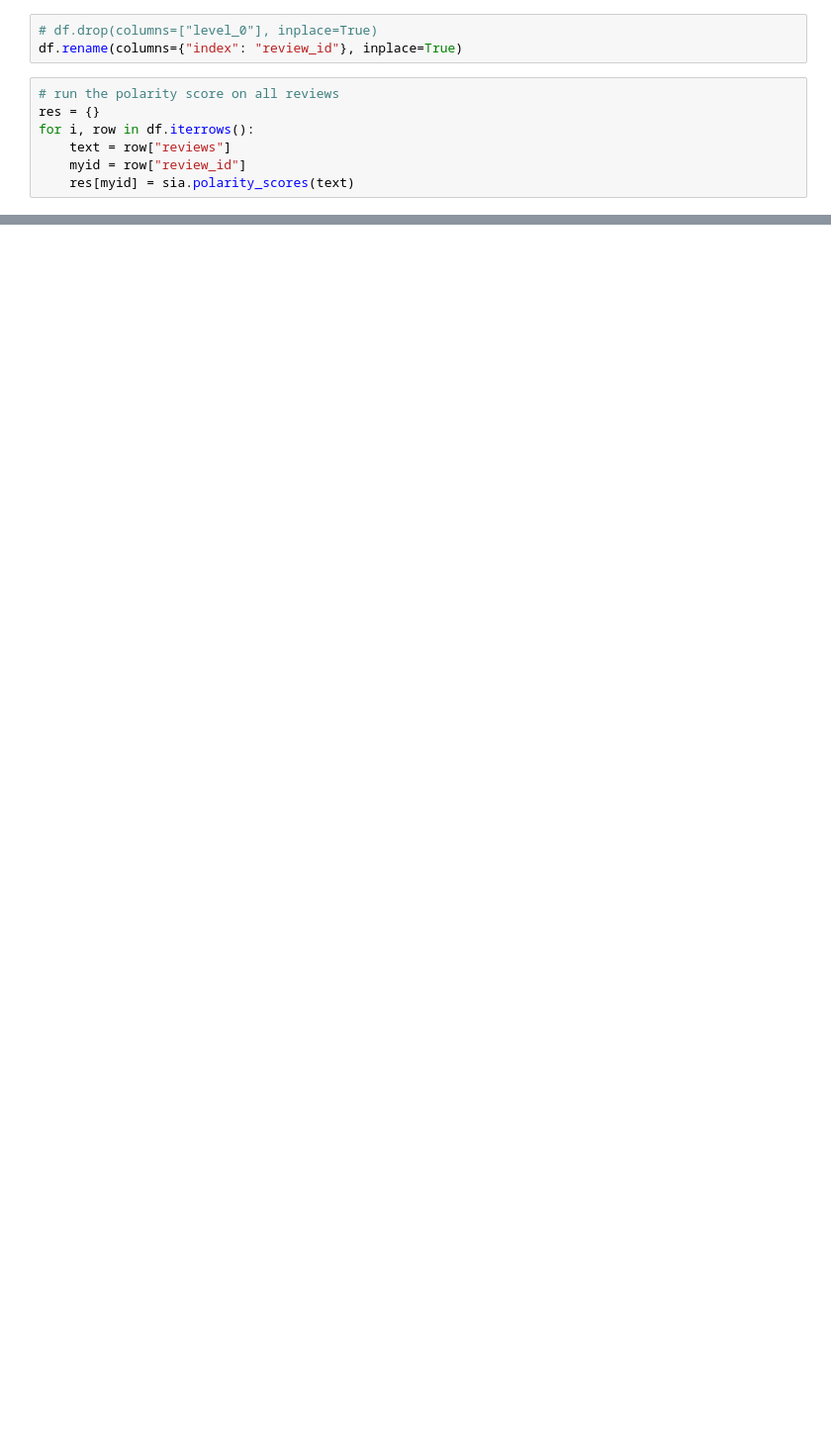
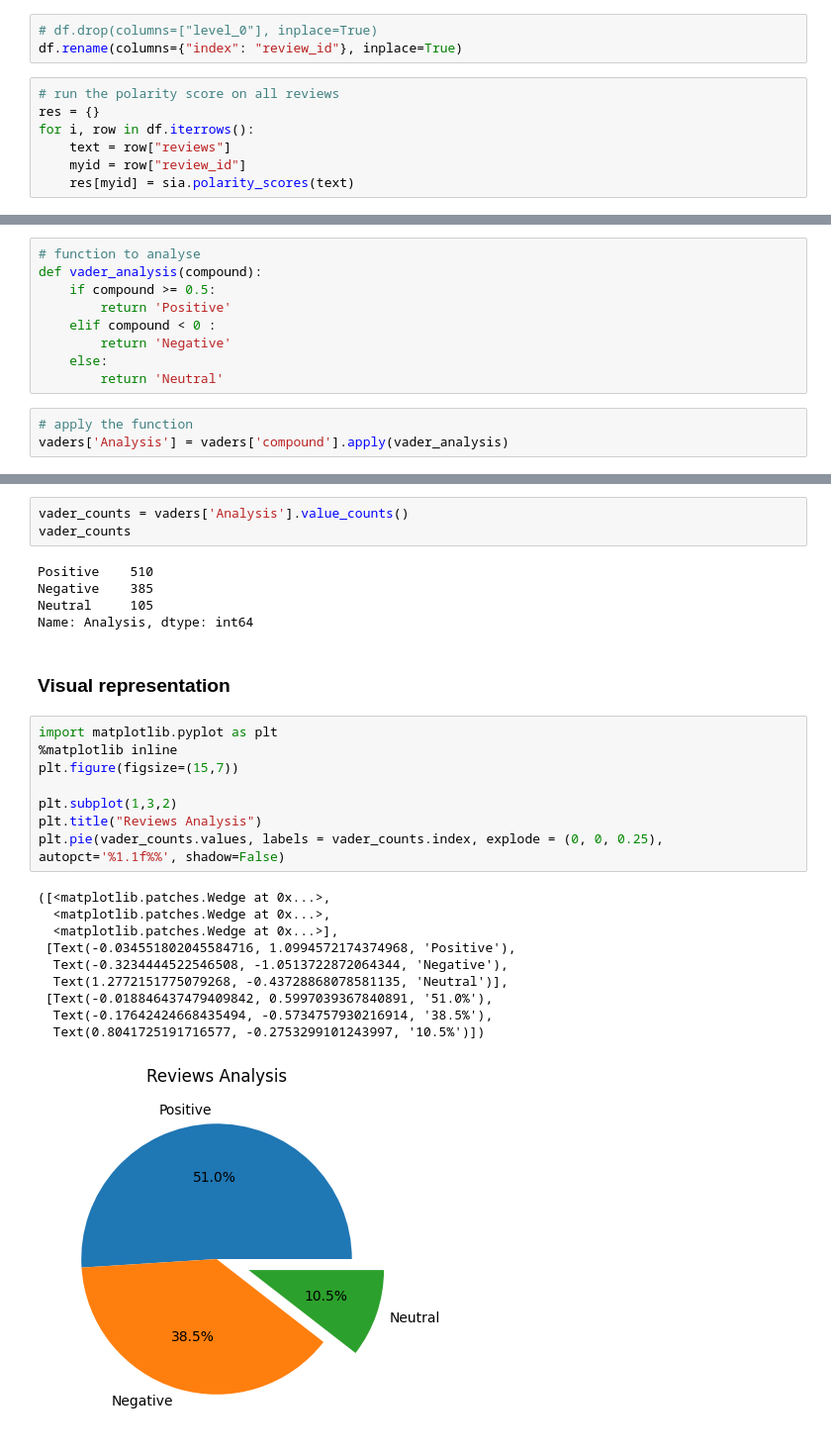
Before and after one commit to YoussefRnd/British-Airways-virtual-internship, a Jupyter notebook: british_airway_task1.ipynb, the cells around one changed output, grey strips where cells are left out. Shown: that part at 99% size. Cells and saved outputs as stored; diff of their text form; blank space fills up the shorter version.

Commit message:
sentiment analysis

```diff
--- a/british_airway_task1.ipynb
+++ b/british_airway_task1.ipynb
@@ -180 +190,13 @@ vaders
 1000 rows × 6 columns
+# %%
+# function to analyse
+def vader_analysis(compound):
+    if compound >= 0.5:
+        return 'Positive'
+    elif compound < 0 :
+        return 'Negative'
+    else:
+        return 'Neutral'
+# %%
+# apply the function
+vaders['Analysis'] = vaders['compound'].apply(vader_analysis)
@@ -180,0 +212,29 @@ vaders
+# %%
+vader_counts = vaders['Analysis'].value_counts()
+vader_counts
+# %% [output]
+Positive    510
+Negative    385
+Neutral     105
+Name: Analysis, dtype: int64
+# %% [markdown]
+### Visual representation ###
+# %%
+import matplotlib.pyplot as plt
+%matplotlib inline
+plt.figure(figsize=(15,7))
+
+plt.subplot(1,3,2)
+plt.title("Reviews Analysis")
+plt.pie(vader_counts.values, labels = vader_counts.index, explode = (0, 0, 0.25), autopct='%1.1f%%', shadow=False)
+# %% [output]
+([<matplotlib.patches.Wedge at 0x...>,
+  <matplotlib.patches.Wedge at 0x...>,
+  <matplotlib.patches.Wedge at 0x...>],
+ [Text(-0.034551802045584716, 1.0994572174374968, 'Positive'),
+  Text(-0.3234444522546508, -1.0513722872064344, 'Negative'),
+  Text(1.2772151775079268, -0.43728868078581135, 'Neutral')],
+ [Text(-0.018846437479409842, 0.5997039367840891, '51.0%'),
+  Text(-0.17642424668435494, -0.5734757930216914, '38.5%'),
+  Text(0.8041725191716577, -0.2753299101243997, '10.5%')])
+[figure, added]
```
Also changed, not shown: parts of 8 cells of this notebook.
